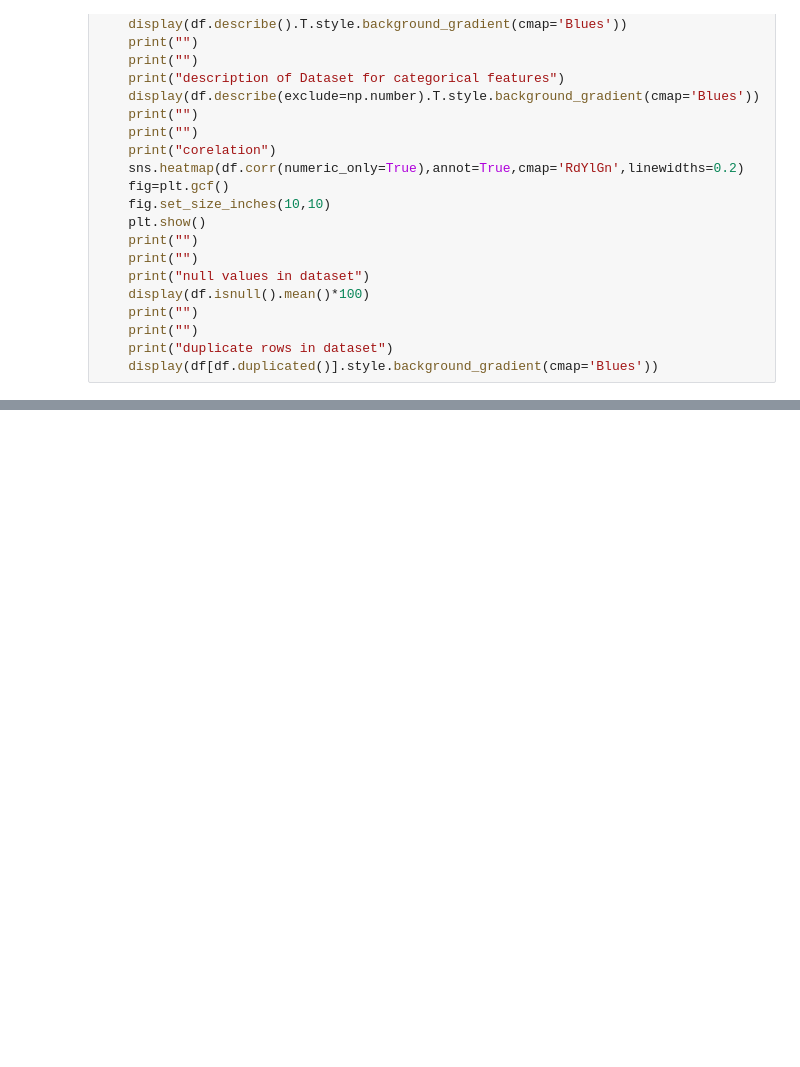
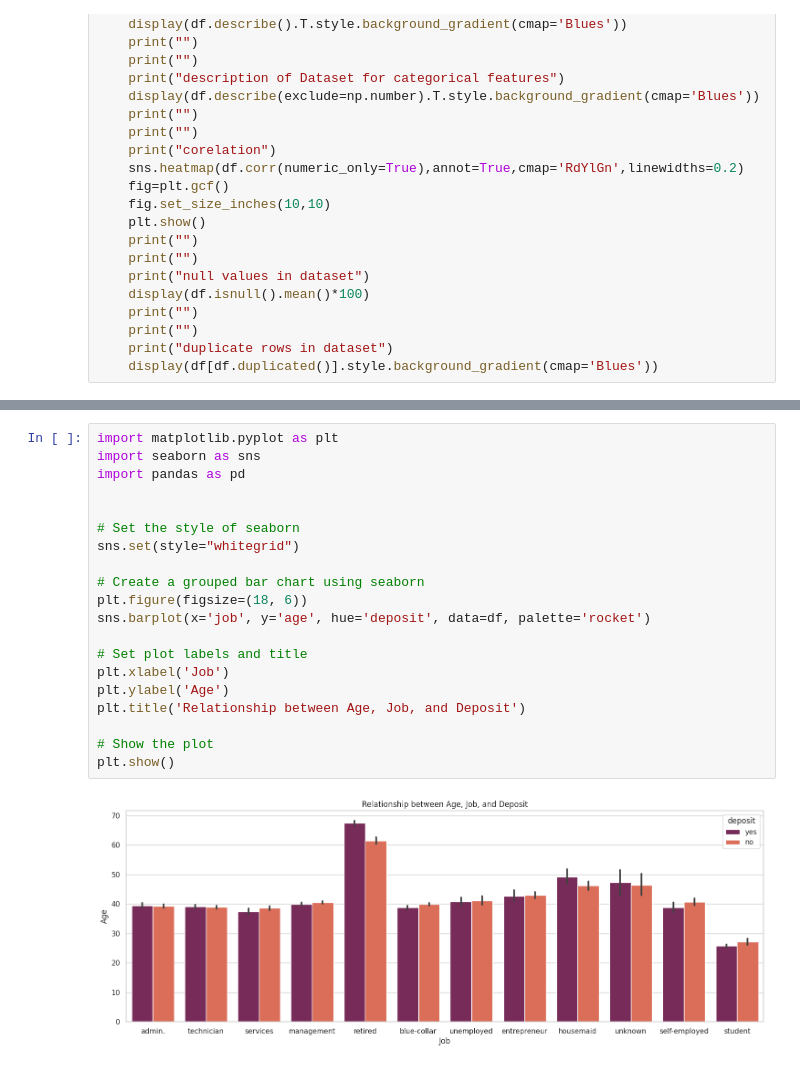
Before and after one commit to Krish-Goyani/EDA-on-Bank-Marketing, a Jupyter notebook: bank-marketing-pp-1.ipynb, the cells around one changed output, grey strips where cells are left out. Saved outputs shown, nothing was run; the diff lists cells and outputs as text; blank space fills up the shorter version.

```diff
--- a/bank-marketing-pp-1.ipynb
+++ b/bank-marketing-pp-1.ipynb
@@ -189,0 +399,22 @@ df.sample(20)
+# %%
+import matplotlib.pyplot as plt
+import seaborn as sns
+import pandas as pd
+
+
+# Set the style of seaborn
+sns.set(style="whitegrid")
+
+# Create a grouped bar chart using seaborn
+plt.figure(figsize=(18, 6))
+sns.barplot(x='job', y='age', hue='deposit', data=df, palette='rocket')
+
+# Set plot labels and title
+plt.xlabel('Job')
+plt.ylabel('Age')
+plt.title('Relationship between Age, Job, and Deposit')
+
+# Show the plot
+plt.show()
+# %% [output]
+[figure, added]
```
Also changed, not shown: parts of 17 cells of this notebook.
